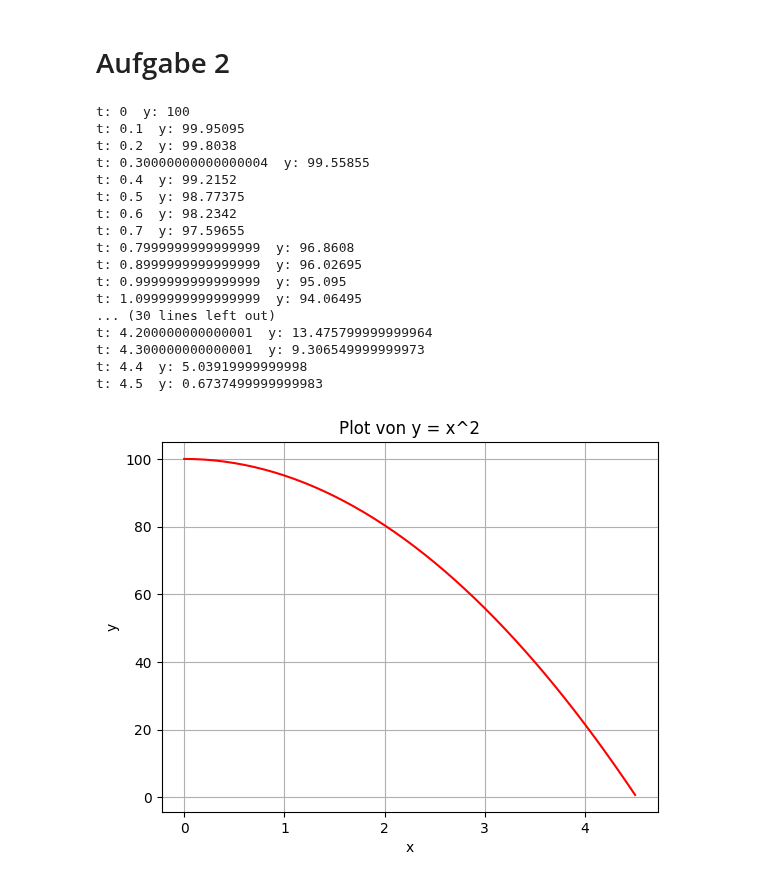
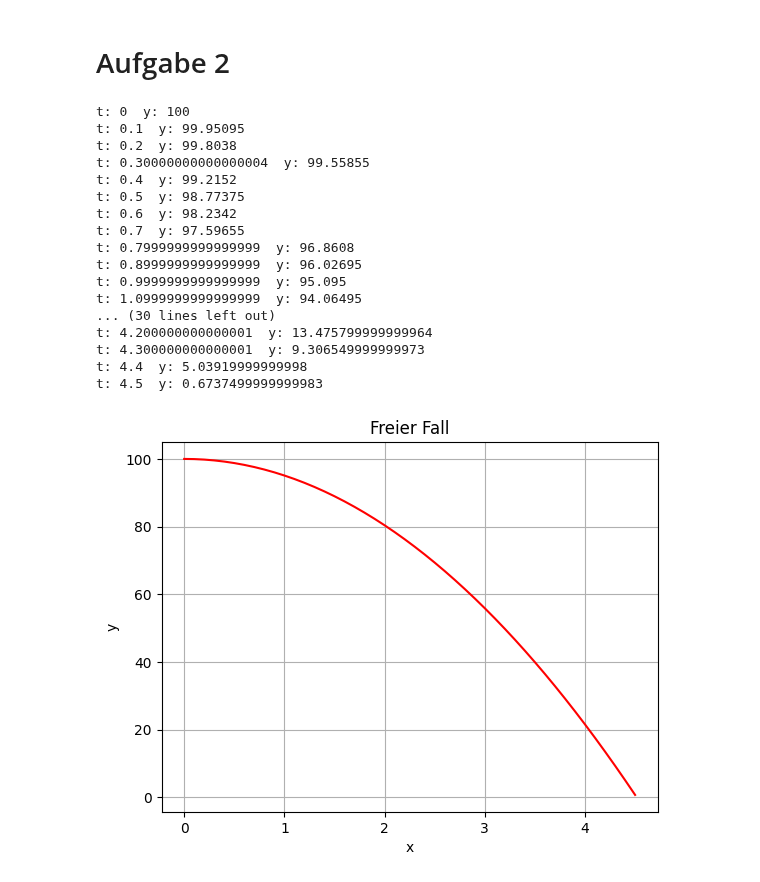
Before and after one commit to Eray-hgs/TG12-3, a Jupyter notebook: Seminarkurs/Uebungen.ipynb, the cells around one changed output. Drawn from its saved outputs; the diff is of its cells as text; code cells hidden in the pictures.

Commit message:
Freierfall

```diff
--- a/Seminarkurs/Uebungen.ipynb
+++ b/Seminarkurs/Uebungen.ipynb
@@ -71,32 +71,32 @@ t = 0
 while y >= 0:
     print("t:", t, " y:", y)
     t += 0.1
     y = 100 - 0.5 * g * (t**2)
 
 t = np.arange(0, t, 0.1)
 y = 100 - 0.5 * g * (t**2)
 plt.plot(t, y, color='red')
 plt.xlabel('x')
 plt.ylabel('y')
-plt.title('Plot von y = x^2')
+plt.title('Freier Fall')
 plt.grid()
 plt.show()
 # %% [output]
 t: 0  y: 100
 t: 0.1  y: 99.95095
 t: 0.2  y: 99.8038
 t: 0.30000000000000004  y: 99.55855
 t: 0.4  y: 99.2152
 t: 0.5  y: 98.77375
 t: 0.6  y: 98.2342
 t: 0.7  y: 97.59655
 t: 0.7999999999999999  y: 96.8608
 t: 0.8999999999999999  y: 96.02695
 t: 0.9999999999999999  y: 95.095
 t: 1.0999999999999999  y: 94.06495
 ... (30 lines left out)
 t: 4.200000000000001  y: 13.475799999999964
 t: 4.300000000000001  y: 9.306549999999973
 t: 4.4  y: 5.03919999999998
 t: 4.5  y: 0.6737499999999983
-[figure, old version]
+[figure, new version]
```
Also changed, not shown: 1 other file.
